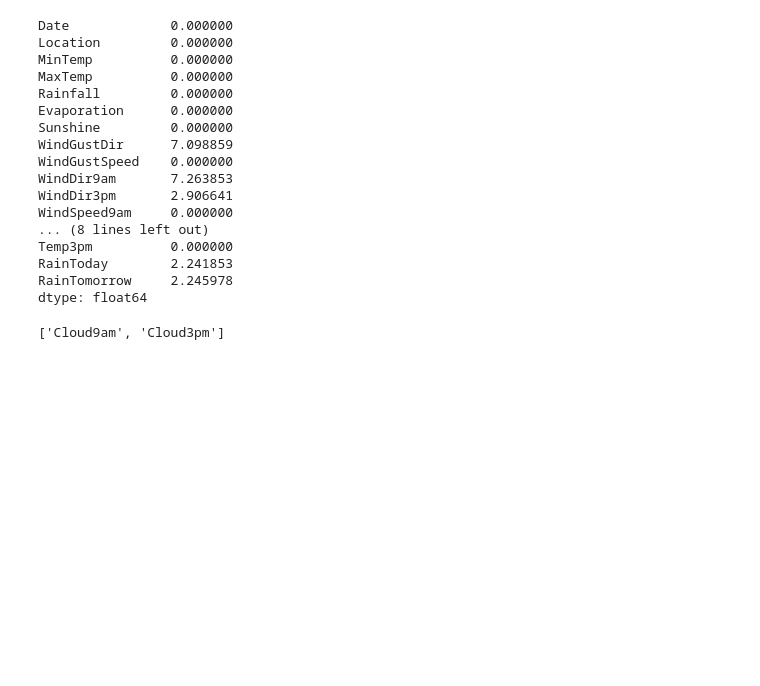
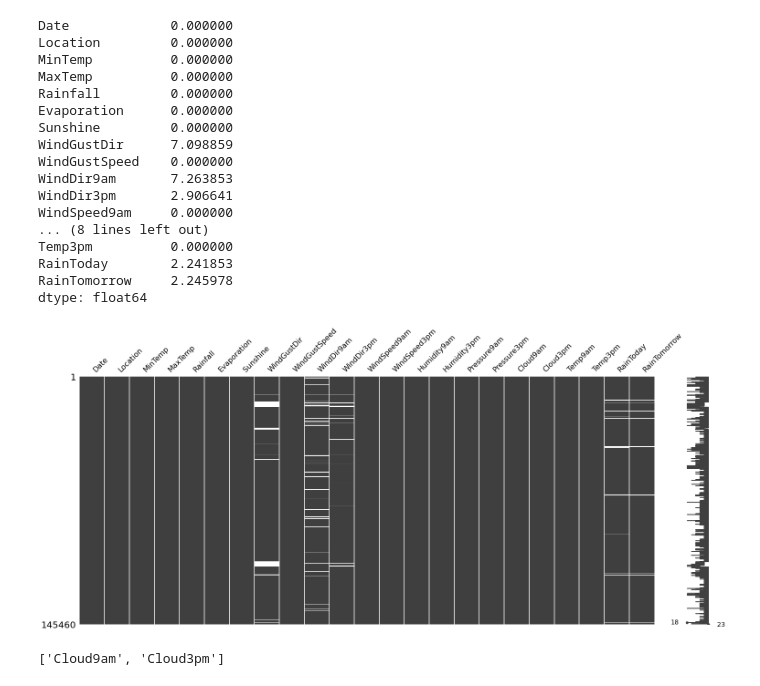
Before and after one commit to SatwikPM/Weatherprediction, a Jupyter notebook: RainPrediction2.ipynb, the cells around one changed output. Saved outputs shown, nothing was run; the diff lists cells and outputs as text; code cells hidden in the pictures; blank space fills up the shorter version.

```diff
--- a/RainPrediction2.ipynb
+++ b/RainPrediction2.ipynb
@@ -112,7 +145,7 @@ g=sns.heatmap(corrmat,annot=True)
 # %%
 for feature in continuous_feature:
     data=df.copy()
-    sns.distplot(df[feature])
+    sns.distplot(data[feature])
     plt.xlabel(feature)
     plt.ylabel("Count")
     plt.title(feature)
@@ -227,6 +260,11 @@ Temp3pm          0.000000
 RainToday        2.241853
 RainTomorrow     2.245978
 dtype: float64
+# %%
+import missingno as msno
+msno.matrix(df);
+# %% [output]
+[figure, added]
 # %%
 discrete_feature
 # %% [output]
```
Also changed, not shown: parts of 7 cells of this notebook.
